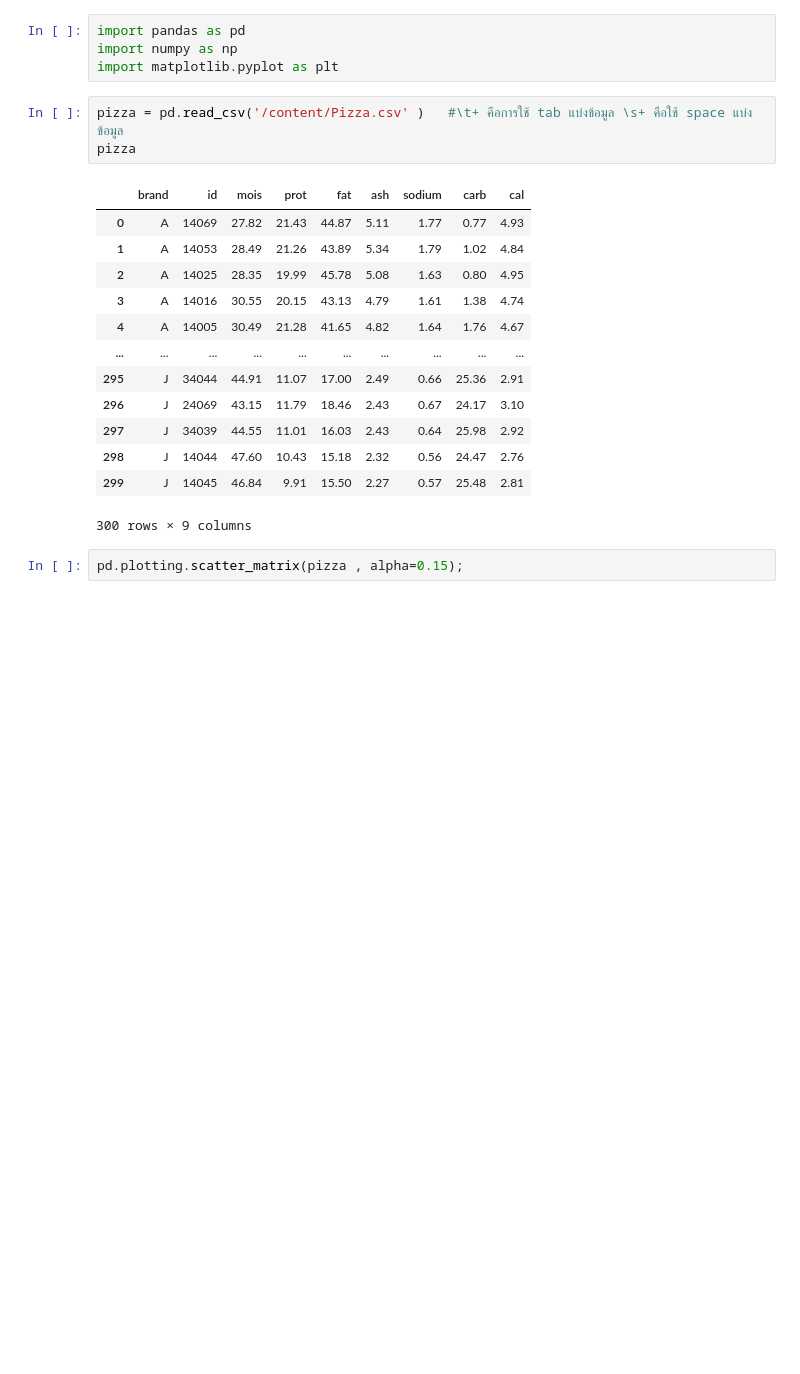
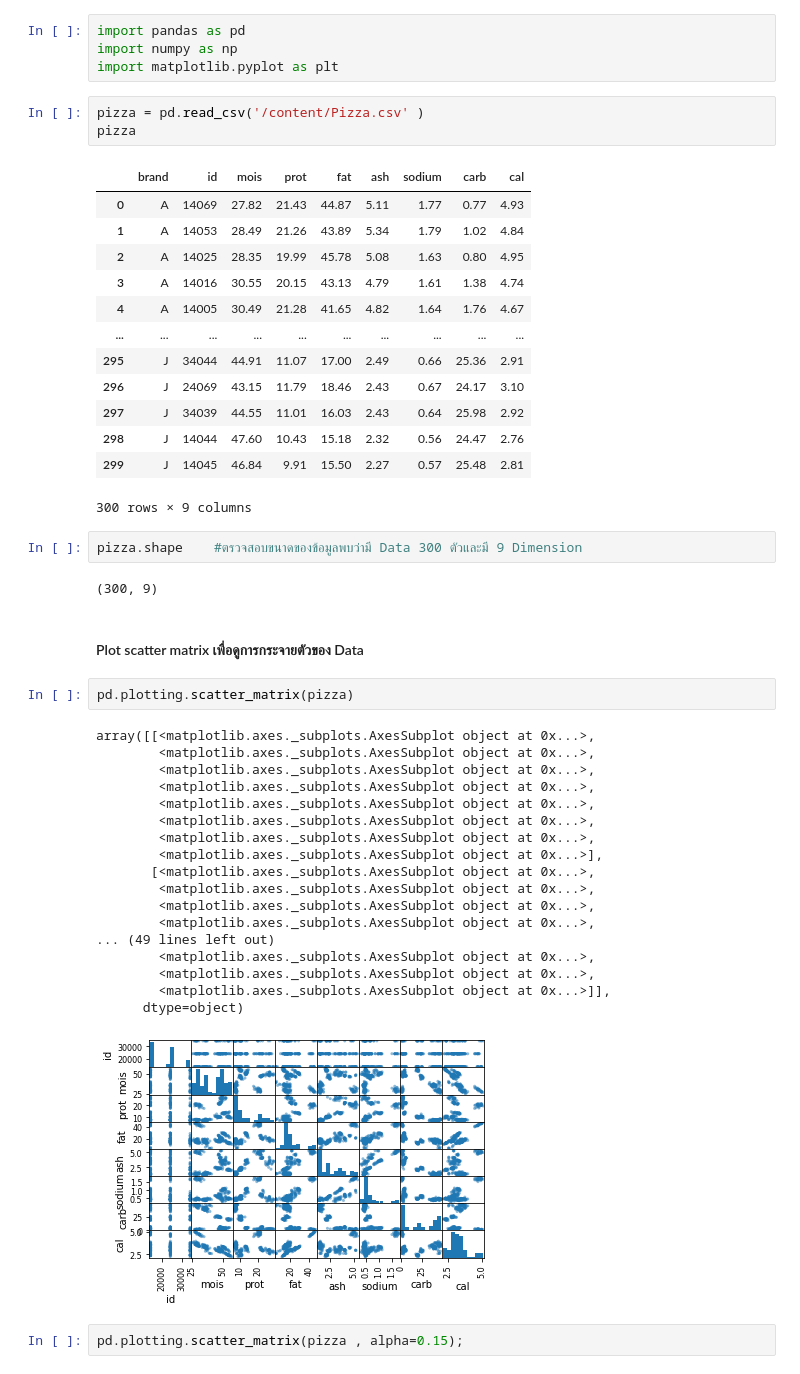
Before and after one commit to sskboonmee/multivariate, a Jupyter notebook: Exam01.ipynb, the cells around one changed output. Saved outputs shown, nothing was run; the diff lists cells and outputs as text; blank space fills up the shorter version.

```diff
--- a/Exam01.ipynb
+++ b/Exam01.ipynb
@@ -5,7 +5,7 @@ import pandas as pd
 import numpy as np
 import matplotlib.pyplot as plt
 # %%
-pizza = pd.read_csv('/content/Pizza.csv' )   #\t+ คือการใช้ tab แบ่งข้อมูล \s+ คือใช้ space แบ่งข้อมูล
+pizza = pd.read_csv('/content/Pizza.csv' )
 pizza
 # %% [output]
 |  | brand | id | mois | prot | fat | ash | sodium | carb | cal |
@@ -21,6 +21,33 @@ pizza
 | 298 | J | 14044 | 47.60 | 10.43 | 15.18 | 2.32 | 0.56 | 24.47 | 2.76 |
 | 299 | J | 14045 | 46.84 | 9.91 | 15.50 | 2.27 | 0.57 | 25.48 | 2.81 |
 300 rows × 9 columns
+# %%
+pizza.shape    #ตรวจสอบขนาดของข้อมูลพบว่ามี Data 300 ตัวและมี 9 Dimension
+# %% [output]
+(300, 9)
+# %% [markdown]
+#### Plot scatter matrix เพื่อดูการกระจายตัวของ Data
+# %%
+pd.plotting.scatter_matrix(pizza)
+# %% [output]
+array([[<matplotlib.axes._subplots.AxesSubplot object at 0x...>,
+        <matplotlib.axes._subplots.AxesSubplot object at 0x...>,
+        <matplotlib.axes._subplots.AxesSubplot object at 0x...>,
+        <matplotlib.axes._subplots.AxesSubplot object at 0x...>,
+        <matplotlib.axes._subplots.AxesSubplot object at 0x...>,
+        <matplotlib.axes._subplots.AxesSubplot object at 0x...>,
+        <matplotlib.axes._subplots.AxesSubplot object at 0x...>,
+        <matplotlib.axes._subplots.AxesSubplot object at 0x...>],
+       [<matplotlib.axes._subplots.AxesSubplot object at 0x...>,
+        <matplotlib.axes._subplots.AxesSubplot object at 0x...>,
+        <matplotlib.axes._subplots.AxesSubplot object at 0x...>,
+        <matplotlib.axes._subplots.AxesSubplot object at 0x...>,
+... (49 lines left out)
+        <matplotlib.axes._subplots.AxesSubplot object at 0x...>,
+        <matplotlib.axes._subplots.AxesSubplot object at 0x...>,
+        <matplotlib.axes._subplots.AxesSubplot object at 0x...>]],
+      dtype=object)
+[figure, added]
 # %%
 pd.plotting.scatter_matrix(pizza , alpha=0.15);
 # %% [output]
```
Also changed, not shown: parts of 56 cells of this notebook.
